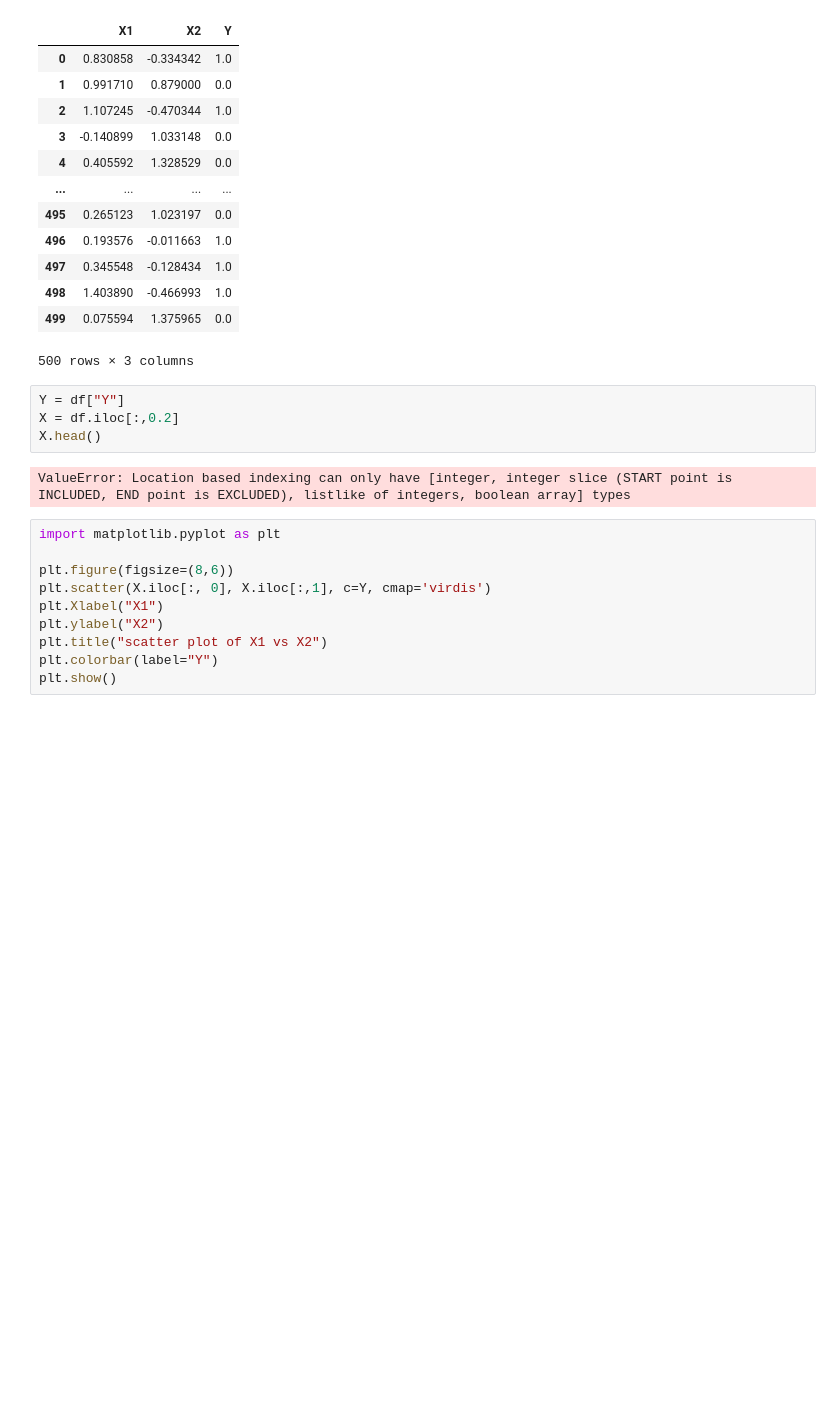
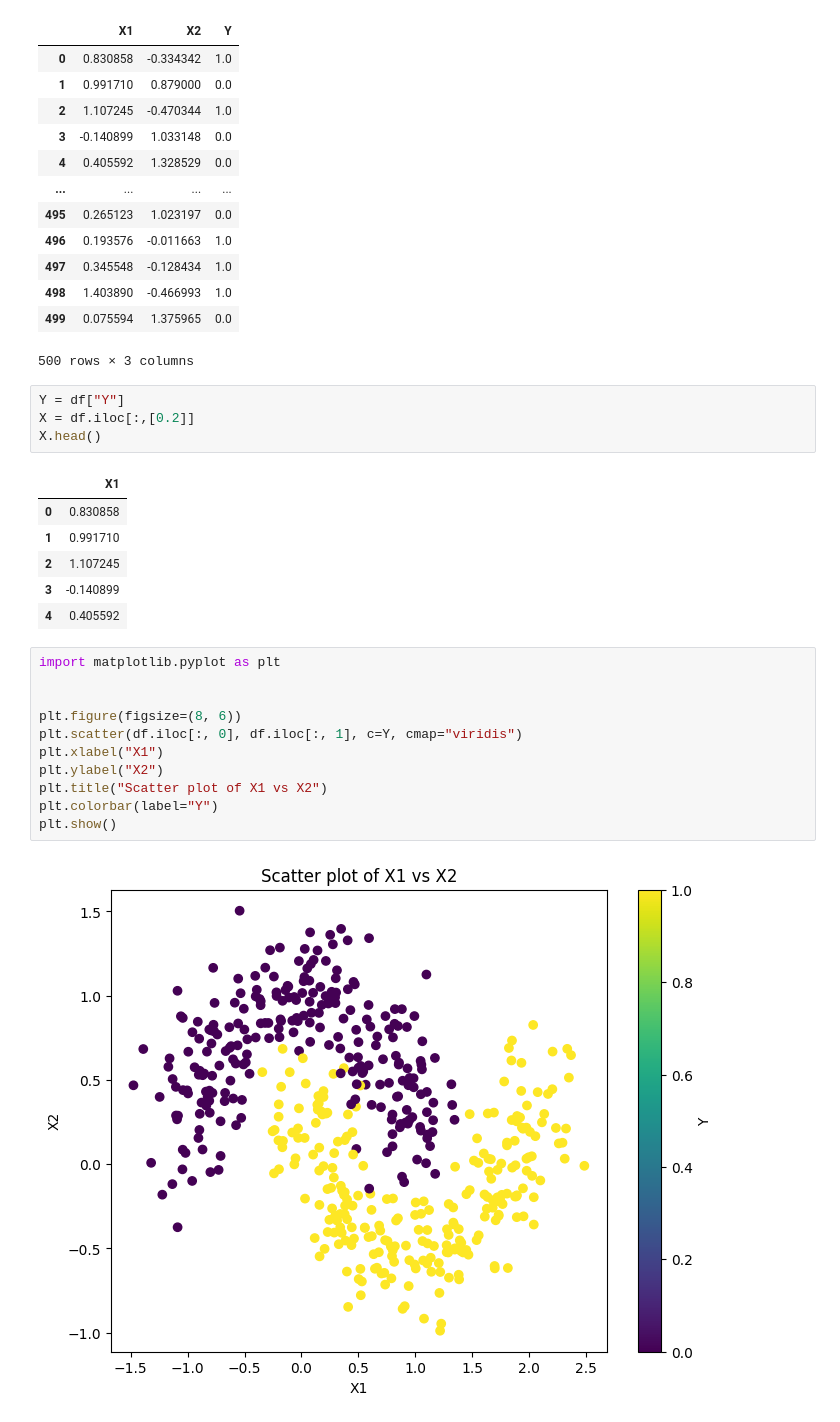
Before and after one commit to Mohammed-Zaheerullah/data-science-portfolio, a Jupyter notebook: core-data-science-practice.ipynb, the cells around one changed output. Cells and saved outputs as stored; diff of their text form; blank space fills up the shorter version.

```diff
--- a/core-data-science-practice.ipynb
+++ b/core-data-science-practice.ipynb
@@ -1485,20 +1485,28 @@ df
 500 rows × 3 columns
 # %%
 Y = df["Y"]
-X = df.iloc[:,0.2]
+X = df.iloc[:,[0.2]]
 X.head()
 # %% [output]
-ValueError: Location based indexing can only have [integer, integer slice (START point is INCLUDED, END point is EXCLUDED), listlike of integers, boolean array] types
+|  | X1 |
+| 0 | 0.830858 |
+| 1 | 0.991710 |
+| 2 | 1.107245 |
+| 3 | -0.140899 |
+| 4 | 0.405592 |
 # %%
 import matplotlib.pyplot as plt
 
-plt.figure(figsize=(8,6))
-plt.scatter(X.iloc[:, 0], X.iloc[:,1], c=Y, cmap='virdis')
-plt.Xlabel("X1")
+
+plt.figure(figsize=(8, 6))
+plt.scatter(df.iloc[:, 0], df.iloc[:, 1], c=Y, cmap="viridis")
+plt.xlabel("X1")
 plt.ylabel("X2")
-plt.title("scatter plot of X1 vs X2")
+plt.title("Scatter plot of X1 vs X2")
 plt.colorbar(label="Y")
 plt.show()
+# %% [output]
+[figure, added]
 # %%
 import matplotlib.pyplot as plt
 from mpl_toolkits.mplot3d import Axes3D
```
Also changed, not shown: parts of 19 cells of this notebook.
